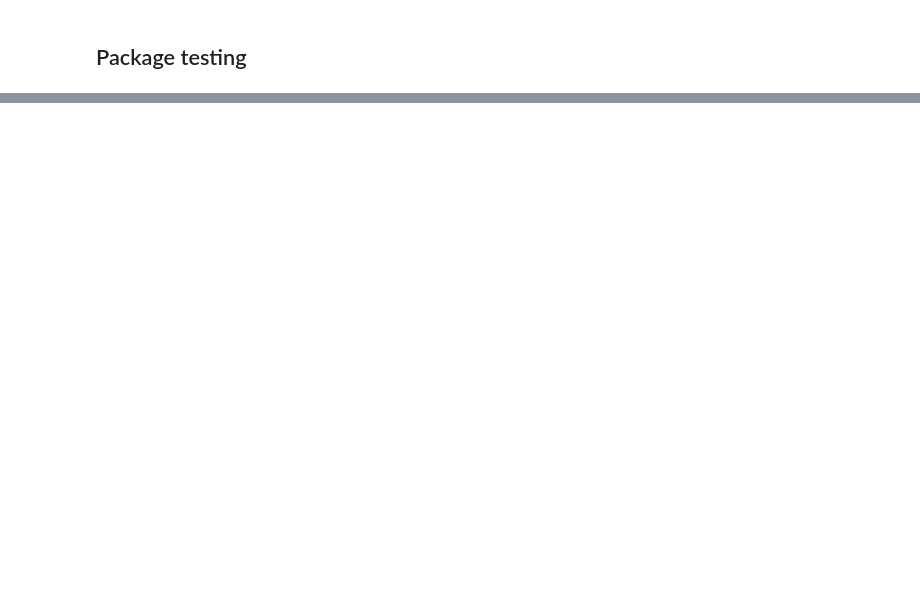
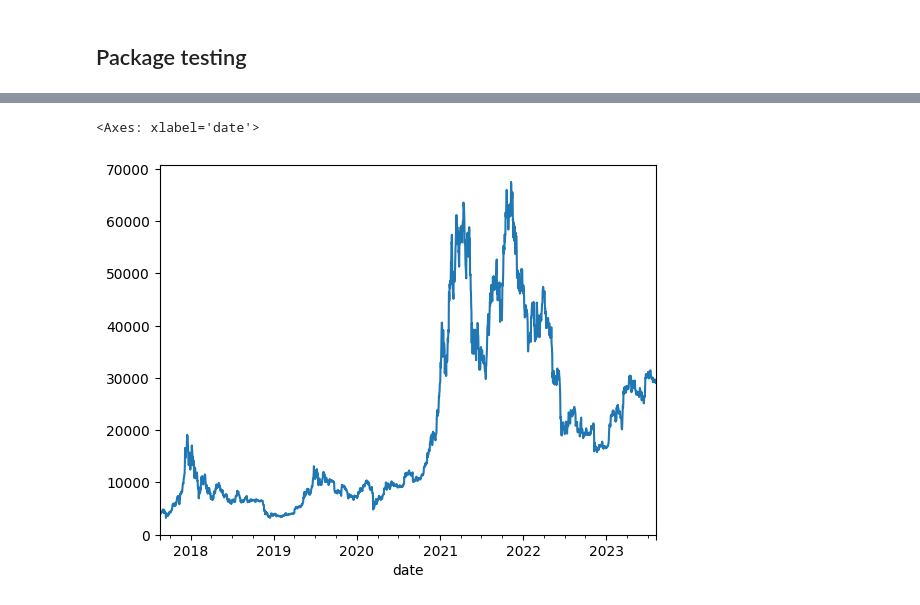
Before and after one commit to georgesmyr/xtrader, a Jupyter notebook: demo.ipynb, the cells around one changed output, grey strips where cells are left out. Saved outputs shown, nothing was run; the diff lists cells and outputs as text; code cells hidden in the pictures; blank space fills up the shorter version.

```diff
--- a/demo.ipynb
+++ b/demo.ipynb
@@ -148,0 +61,5 @@ import pandas_datareader.data as web
+# %%
+prices['daily'].close.plot()
+# %% [output]
+<Axes: xlabel='date'>
+[figure, added]
```
Also changed, not shown: parts of 23 cells of this notebook, 8 other files.
